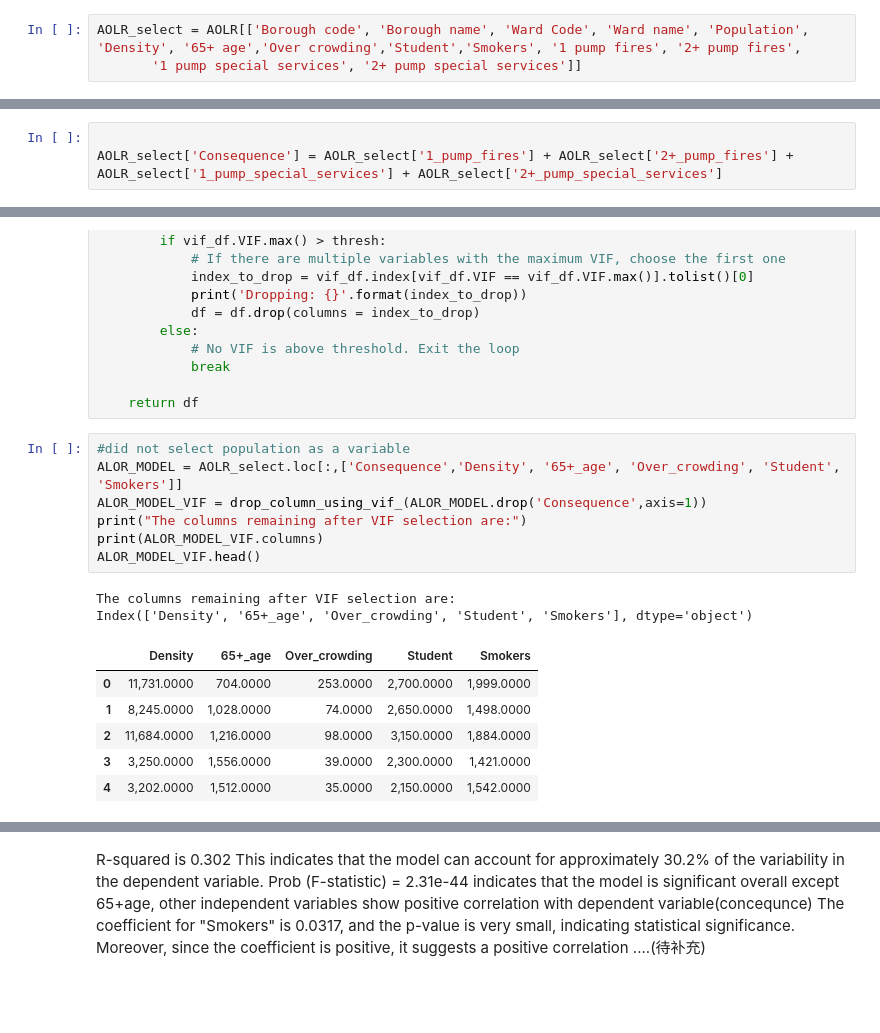
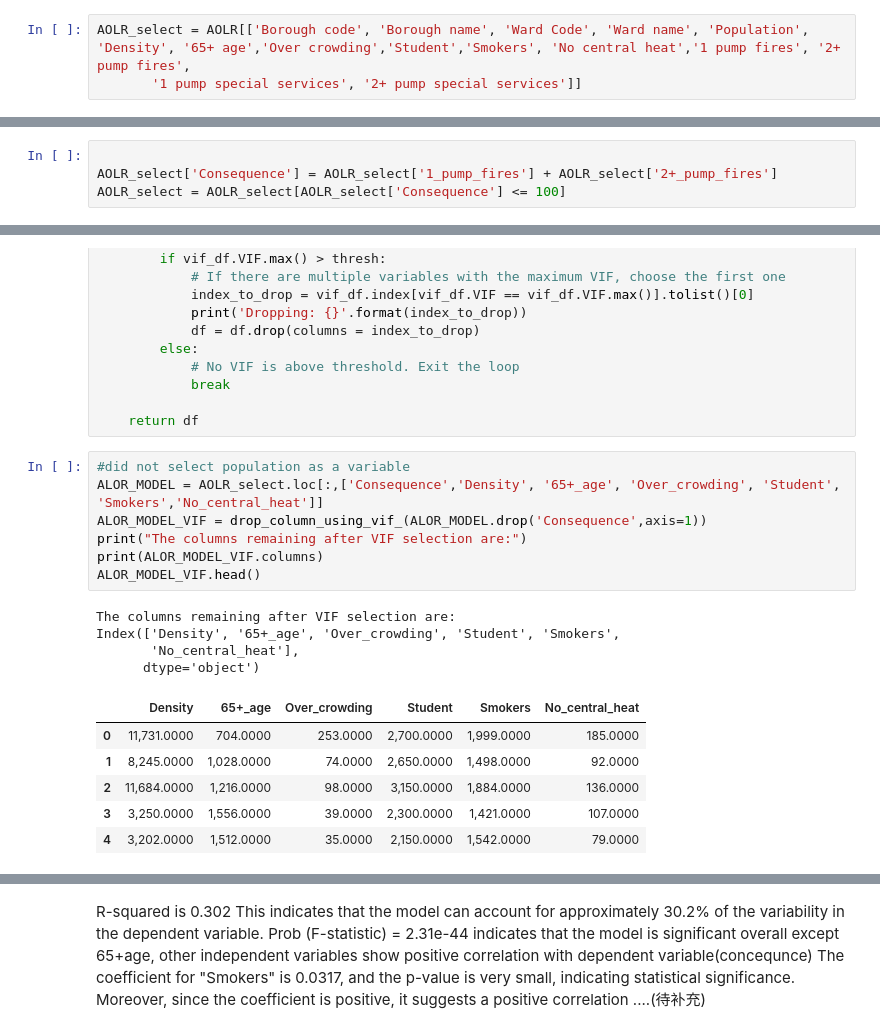
Before and after one commit to zzzzzoy/QM_groupwork, a Jupyter notebook: groupwork_code.ipynb, the cells around one changed output, grey strips where cells are left out. Cells and saved outputs as stored; diff of their text form; blank space fills up the shorter version.

```diff
--- a/groupwork_code.ipynb
+++ b/groupwork_code.ipynb
@@ -122,7 +122,7 @@ AOLR.head()
 # %%
 AOLR = AOLR.dropna()
 # %%
-AOLR_select = AOLR[['Borough code', 'Borough name', 'Ward Code', 'Ward name', 'Population', 'Density', '65+ age','Over crowding','Student','Smokers', '1 pump fires', '2+ pump fires',
+AOLR_select = AOLR[['Borough code', 'Borough name', 'Ward Code', 'Ward name', 'Population', 'Density', '65+ age','Over crowding','Student','Smokers', 'No central heat','1 pump fires', '2+ pump fires',
        '1 pump special services', '2+ pump special services']]
 # %%
 AOLR_select.rename(columns=lambda x: x.replace(' ', '_'), inplace=True)
@@ -139,7 +139,8 @@ Index(['Borough_code', 'Borough_name', 'Ward_Code', 'Ward_name', 'Population',
       dtype='object')
 # %%
 
-AOLR_select['Consequence'] = AOLR_select['1_pump_fires'] + AOLR_select['2+_pump_fires'] + AOLR_select['1_pump_special_services'] + AOLR_select['2+_pump_special_services']
+AOLR_select['Consequence'] = AOLR_select['1_pump_fires'] + AOLR_select['2+_pump_fires']
+AOLR_select = AOLR_select[AOLR_select['Consequence'] <= 100]
 # %% [output]
 A value is trying to be set on a copy of a slice from a DataFrame.
 Try using .loc[row_indexer,col_indexer] = value instead
@@ -212,20 +213,22 @@ def drop_column_using_vif_(df, thresh=5):
     return df
 # %%
 #did not select population as a variable
-ALOR_MODEL = AOLR_select.loc[:,['Consequence','Density', '65+_age', 'Over_crowding', 'Student', 'Smokers']]
+ALOR_MODEL = AOLR_select.loc[:,['Consequence','Density', '65+_age', 'Over_crowding', 'Student', 'Smokers','No_central_heat']]
 ALOR_MODEL_VIF = drop_column_using_vif_(ALOR_MODEL.drop('Consequence',axis=1))
 print("The columns remaining after VIF selection are:")
 print(ALOR_MODEL_VIF.columns)
 ALOR_MODEL_VIF.head()
 # %% [output]
 The columns remaining after VIF selection are:
-Index(['Density', '65+_age', 'Over_crowding', 'Student', 'Smokers'], dtype='object')
+Index(['Density', '65+_age', 'Over_crowding', 'Student', 'Smokers',
+       'No_central_heat'],
+      dtype='object')
-|  | Density | 65+_age | Over_crowding | Student | Smokers |
-| 0 | 11,731.0000 | 704.0000 | 253.0000 | 2,700.0000 | 1,999.0000 |
-| 1 | 8,245.0000 | 1,028.0000 | 74.0000 | 2,650.0000 | 1,498.0000 |
-| 2 | 11,684.0000 | 1,216.0000 | 98.0000 | 3,150.0000 | 1,884.0000 |
-| 3 | 3,250.0000 | 1,556.0000 | 39.0000 | 2,300.0000 | 1,421.0000 |
-| 4 | 3,202.0000 | 1,512.0000 | 35.0000 | 2,150.0000 | 1,542.0000 |
+|  | Density | 65+_age | Over_crowding | Student | Smokers | No_central_heat |
+| 0 | 11,731.0000 | 704.0000 | 253.0000 | 2,700.0000 | 1,999.0000 | 185.0000 |
+| 1 | 8,245.0000 | 1,028.0000 | 74.0000 | 2,650.0000 | 1,498.0000 | 92.0000 |
+| 2 | 11,684.0000 | 1,216.0000 | 98.0000 | 3,150.0000 | 1,884.0000 | 136.0000 |
+| 3 | 3,250.0000 | 1,556.0000 | 39.0000 | 2,300.0000 | 1,421.0000 | 107.0000 |
+| 4 | 3,202.0000 | 1,512.0000 | 35.0000 | 2,150.0000 | 1,542.0000 | 79.0000 |
 # %%
 model_alor = sm.OLS(endog=ALOR_MODEL[['Consequence']], exog=sm.add_constant(ALOR_MODEL_VIF)).fit()
 model_alor.summary()
```
Also changed, not shown: parts of 16 cells of this notebook, 1 other file.
